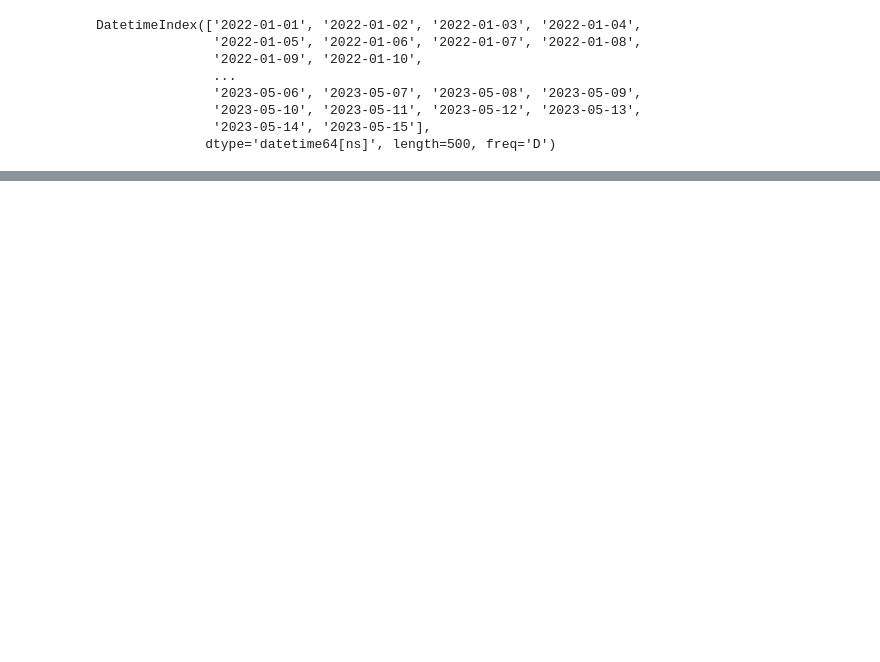
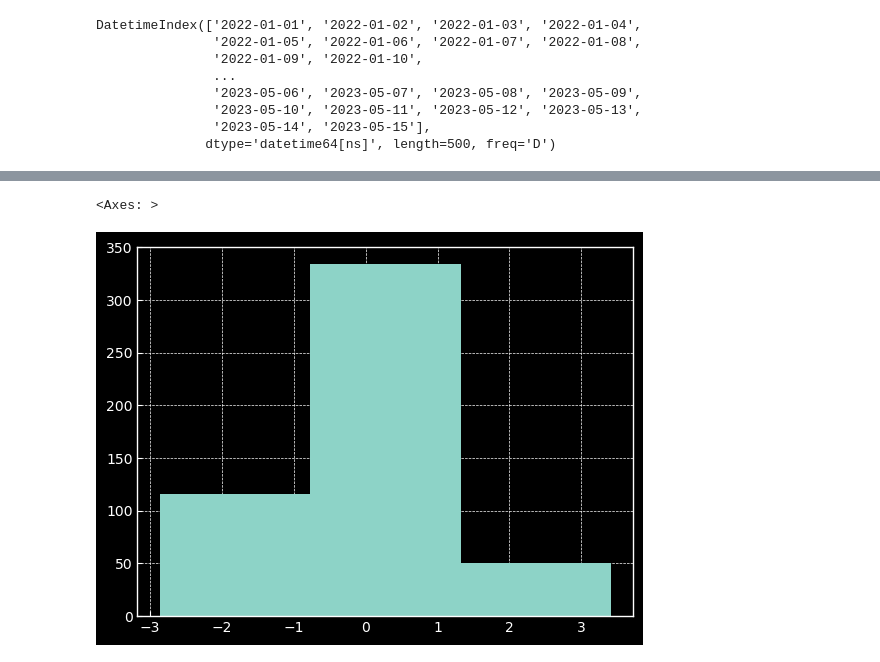
Before and after one commit to MDalamin5/Data-Science-ML, a Jupyter notebook: Python-Libraries_and_OOPs/Ostad-PY-Libraries/Week-8-Data-visualization/Pandas/class/main.ipynb, the cells around one changed output, grey strips where cells are left out. Saved outputs shown, nothing was run; the diff lists cells and outputs as text; code cells hidden in the pictures; blank space fills up the shorter version.

```diff
--- a/Python-Libraries_and_OOPs/Ostad-PY-Libraries/Week-8-Data-visualization/Pandas/class/main.ipynb
+++ b/Python-Libraries_and_OOPs/Ostad-PY-Libraries/Week-8-Data-visualization/Pandas/class/main.ipynb
@@ -76,0 +77,5 @@ df1['A'].hist(bins=30, edgecolor='black', figsize=(12, 5))
+# %%
+df1['A'].hist(bins=3)
+# %% [output]
+<Axes: >
+[figure, added]
```
Also changed, not shown: parts of 28 cells of this notebook.
